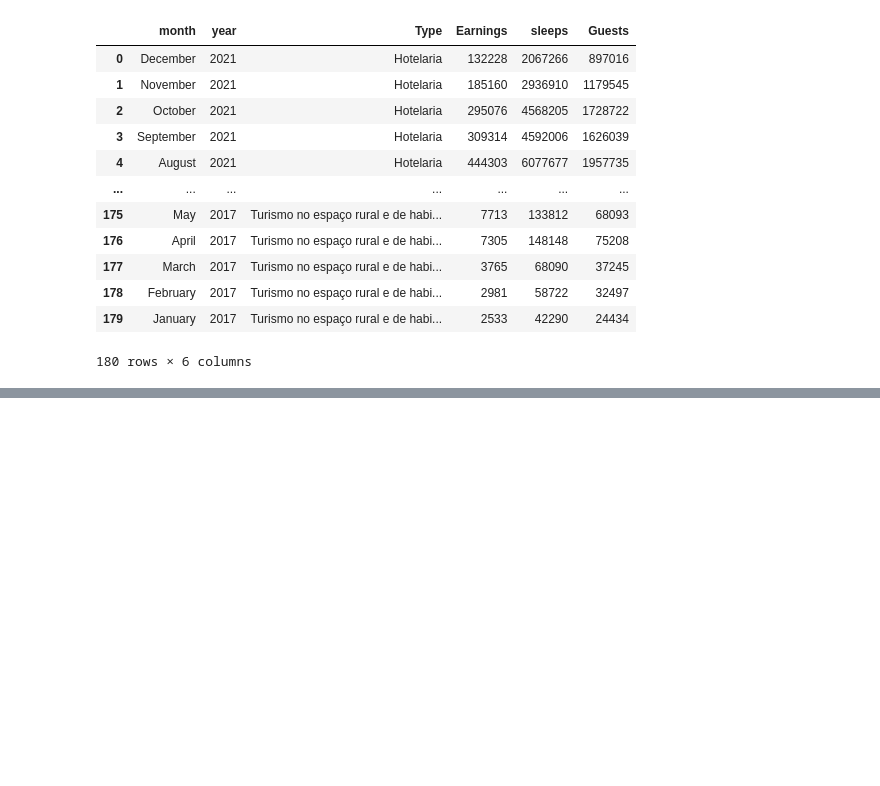
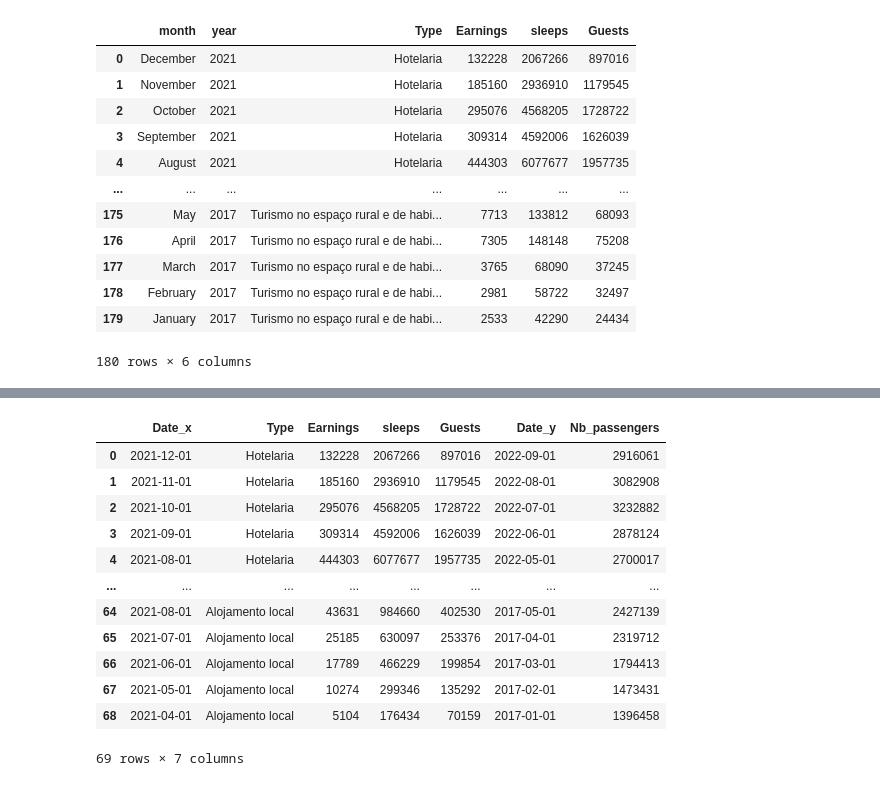
Before and after one commit to LuisaPolicarpo/Project5, a Jupyter notebook: Time_series_s_e_g.ipynb, the cells around one changed output, grey strips where cells are left out. Cells and saved outputs as stored; diff of their text form; code cells hidden in the pictures; blank space fills up the shorter version.

```diff
--- a/Time_series_s_e_g.ipynb
+++ b/Time_series_s_e_g.ipynb
@@ -429,0 +473,2 @@ See the caveats in the documentation: https://pandas.pydata.org/pandas-docs/stab
+# %%
+passengers_landed_PT = pd.read_csv('https://raw.githubusercontent.com/LuisaPolicarpo/Project5/main/Dataset/passengers_landed_PT.csv')
@@ -445,0 +509,18 @@ df_final
+# %%
+df_passengers_stays= df_final.merge(passengers_landed_PT,how='inner', left_index=True, right_index=True)
+# %%
+df_passengers_stays
+# %% [output]
+|  | Date_x | Type | Earnings | sleeps | Guests | Date_y | Nb_passengers |
+| 0 | 2021-12-01 | Hotelaria | 132228 | 2067266 | 897016 | 2022-09-01 | 2916061 |
+| 1 | 2021-11-01 | Hotelaria | 185160 | 2936910 | 1179545 | 2022-08-01 | 3082908 |
+| 2 | 2021-10-01 | Hotelaria | 295076 | 4568205 | 1728722 | 2022-07-01 | 3232882 |
+| 3 | 2021-09-01 | Hotelaria | 309314 | 4592006 | 1626039 | 2022-06-01 | 2878124 |
+| 4 | 2021-08-01 | Hotelaria | 444303 | 6077677 | 1957735 | 2022-05-01 | 2700017 |
+| ... | ... | ... | ... | ... | ... | ... | ... |
+| 64 | 2021-08-01 | Alojamento local | 43631 | 984660 | 402530 | 2017-05-01 | 2427139 |
+| 65 | 2021-07-01 | Alojamento local | 25185 | 630097 | 253376 | 2017-04-01 | 2319712 |
+| 66 | 2021-06-01 | Alojamento local | 17789 | 466229 | 199854 | 2017-03-01 | 1794413 |
+| 67 | 2021-05-01 | Alojamento local | 10274 | 299346 | 135292 | 2017-02-01 | 1473431 |
+| 68 | 2021-04-01 | Alojamento local | 5104 | 176434 | 70159 | 2017-01-01 | 1396458 |
+69 rows × 7 columns
```
Also changed, not shown: parts of 17 cells of this notebook.
